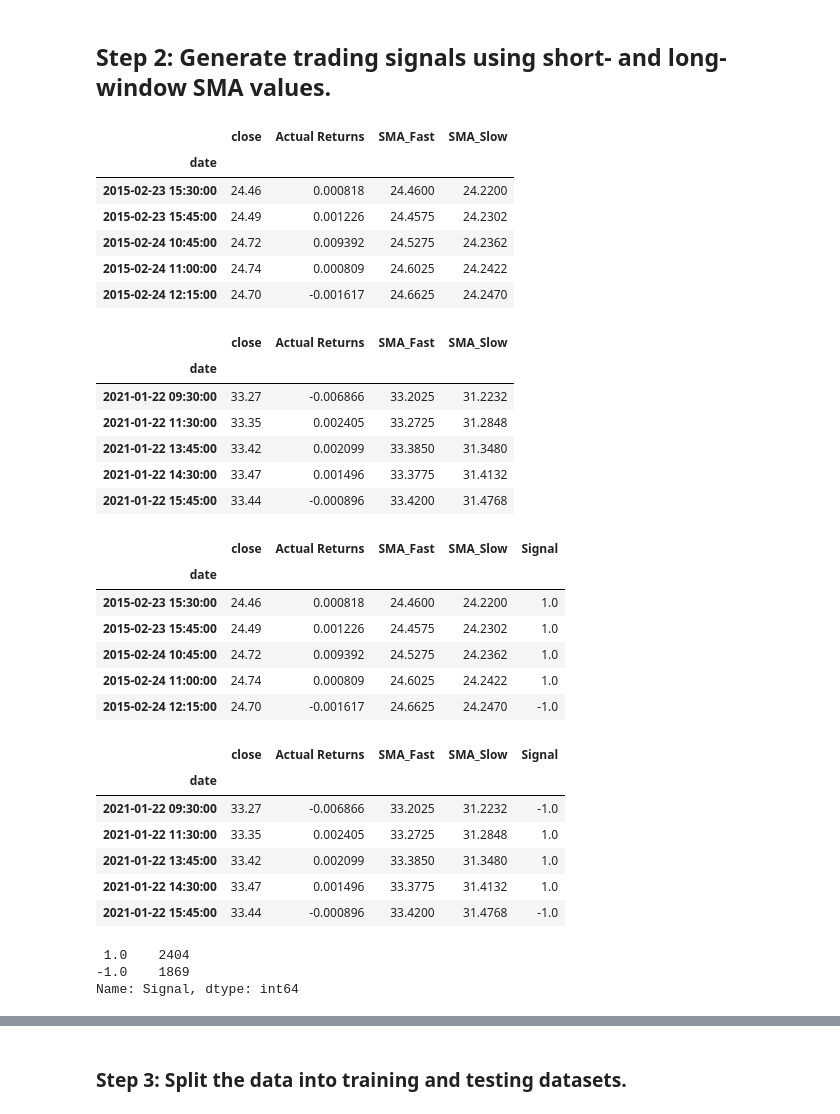
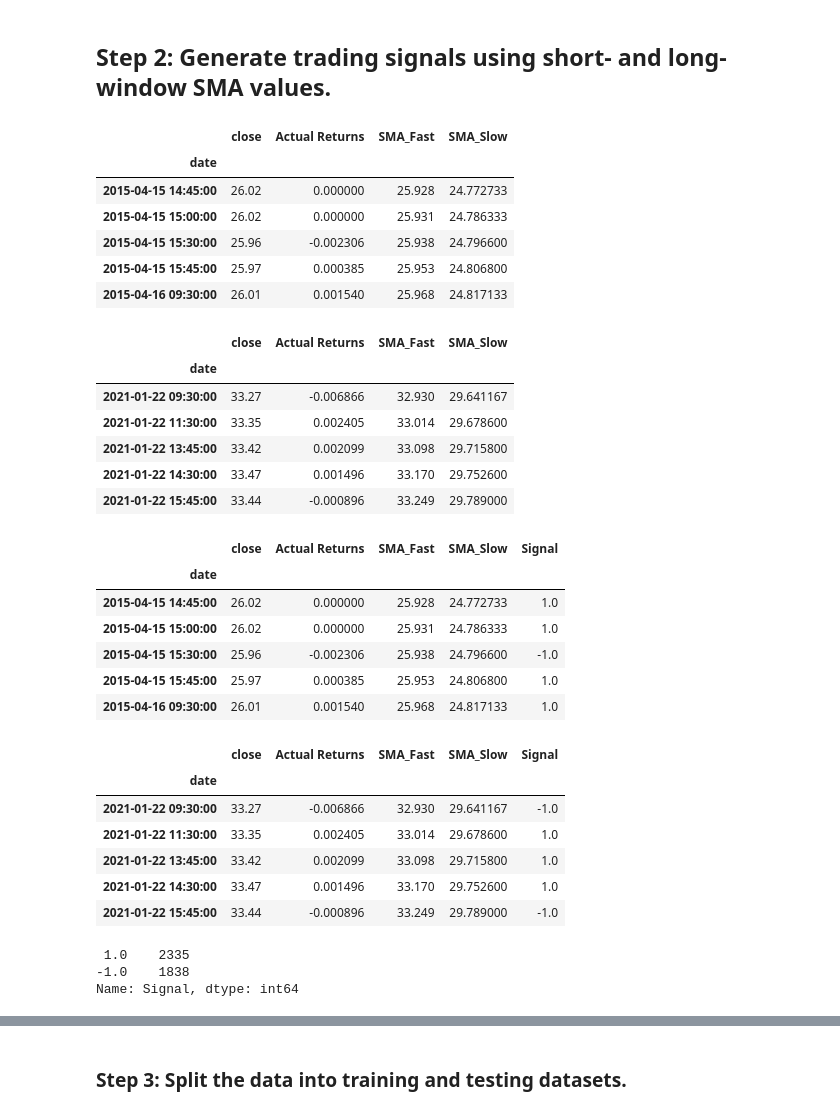
Before and after one commit to 12jasteiner/Module_14_Algo_Bot, a Jupyter notebook: machine_learning_trading_bot-checkpoint.ipynb, the cells around one changed output, grey strips where cells are left out. Saved outputs shown, nothing was run; the diff lists cells and outputs as text; code cells hidden in the pictures.

```diff
--- a/machine_learning_trading_bot-checkpoint.ipynb
+++ b/machine_learning_trading_bot-checkpoint.ipynb
@@ -136,33 +136,33 @@ display(signals_df.tail())
 ## Step 2: Generate trading signals using short- and long-window SMA values.
 # %%
 # Set the short window and long window
-short_window = 4
-long_window = 50
+short_window = 10
+long_window = 150
 
 # Generate the fast and slow simple moving averages (4 and 100 days, respectively)
 signals_df['SMA_Fast'] = signals_df['close'].rolling(window=short_window).mean()
 signals_df['SMA_Slow'] = signals_df['close'].rolling(window=long_window).mean()
 
 signals_df = signals_df.dropna()
 
 # Review the DataFrame
 display(signals_df.head())
 display(signals_df.tail())
 # %% [output]
 |  | close | Actual Returns | SMA_Fast | SMA_Slow |
 | date |  |  |  |  |
-| 2015-02-23 15:30:00 | 24.46 | 0.000818 | 24.4600 | 24.2200 |
-| 2015-02-23 15:45:00 | 24.49 | 0.001226 | 24.4575 | 24.2302 |
-| 2015-02-24 10:45:00 | 24.72 | 0.009392 | 24.5275 | 24.2362 |
-| 2015-02-24 11:00:00 | 24.74 | 0.000809 | 24.6025 | 24.2422 |
-| 2015-02-24 12:15:00 | 24.70 | -0.001617 | 24.6625 | 24.2470 |
+| 2015-04-15 14:45:00 | 26.02 | 0.000000 | 25.928 | 24.772733 |
+| 2015-04-15 15:00:00 | 26.02 | 0.000000 | 25.931 | 24.786333 |
+| 2015-04-15 15:30:00 | 25.96 | -0.002306 | 25.938 | 24.796600 |
+| 2015-04-15 15:45:00 | 25.97 | 0.000385 | 25.953 | 24.806800 |
+| 2015-04-16 09:30:00 | 26.01 | 0.001540 | 25.968 | 24.817133 |
 |  | close | Actual Returns | SMA_Fast | SMA_Slow |
 | date |  |  |  |  |
-| 2021-01-22 09:30:00 | 33.27 | -0.006866 | 33.2025 | 31.2232 |
-| 2021-01-22 11:30:00 | 33.35 | 0.002405 | 33.2725 | 31.2848 |
-| 2021-01-22 13:45:00 | 33.42 | 0.002099 | 33.3850 | 31.3480 |
-| 2021-01-22 14:30:00 | 33.47 | 0.001496 | 33.3775 | 31.4132 |
-| 2021-01-22 15:45:00 | 33.44 | -0.000896 | 33.4200 | 31.4768 |
+| 2021-01-22 09:30:00 | 33.27 | -0.006866 | 32.930 | 29.641167 |
+| 2021-01-22 11:30:00 | 33.35 | 0.002405 | 33.014 | 29.678600 |
+| 2021-01-22 13:45:00 | 33.42 | 0.002099 | 33.098 | 29.715800 |
+| 2021-01-22 14:30:00 | 33.47 | 0.001496 | 33.170 | 29.752600 |
+| 2021-01-22 15:45:00 | 33.44 | -0.000896 | 33.249 | 29.789000 |
 # %%
 # Initialize the new Signal column
 signals_df['Signal'] = 0.0
@@ -179,23 +179,23 @@ display(signals_df.tail())
 # %% [output]
 |  | close | Actual Returns | SMA_Fast | SMA_Slow | Signal |
 | date |  |  |  |  |  |
-| 2015-02-23 15:30:00 | 24.46 | 0.000818 | 24.4600 | 24.2200 | 1.0 |
-| 2015-02-23 15:45:00 | 24.49 | 0.001226 | 24.4575 | 24.2302 | 1.0 |
-| 2015-02-24 10:45:00 | 24.72 | 0.009392 | 24.5275 | 24.2362 | 1.0 |
-| 2015-02-24 11:00:00 | 24.74 | 0.000809 | 24.6025 | 24.2422 | 1.0 |
-| 2015-02-24 12:15:00 | 24.70 | -0.001617 | 24.6625 | 24.2470 | -1.0 |
+| 2015-04-15 14:45:00 | 26.02 | 0.000000 | 25.928 | 24.772733 | 1.0 |
+| 2015-04-15 15:00:00 | 26.02 | 0.000000 | 25.931 | 24.786333 | 1.0 |
+| 2015-04-15 15:30:00 | 25.96 | -0.002306 | 25.938 | 24.796600 | -1.0 |
+| 2015-04-15 15:45:00 | 25.97 | 0.000385 | 25.953 | 24.806800 | 1.0 |
+| 2015-04-16 09:30:00 | 26.01 | 0.001540 | 25.968 | 24.817133 | 1.0 |
 |  | close | Actual Returns | SMA_Fast | SMA_Slow | Signal |
 | date |  |  |  |  |  |
-| 2021-01-22 09:30:00 | 33.27 | -0.006866 | 33.2025 | 31.2232 | -1.0 |
-| 2021-01-22 11:30:00 | 33.35 | 0.002405 | 33.2725 | 31.2848 | 1.0 |
-| 2021-01-22 13:45:00 | 33.42 | 0.002099 | 33.3850 | 31.3480 | 1.0 |
-| 2021-01-22 14:30:00 | 33.47 | 0.001496 | 33.3775 | 31.4132 | 1.0 |
-| 2021-01-22 15:45:00 | 33.44 | -0.000896 | 33.4200 | 31.4768 | -1.0 |
+| 2021-01-22 09:30:00 | 33.27 | -0.006866 | 32.930 | 29.641167 | -1.0 |
+| 2021-01-22 11:30:00 | 33.35 | 0.002405 | 33.014 | 29.678600 | 1.0 |
+| 2021-01-22 13:45:00 | 33.42 | 0.002099 | 33.098 | 29.715800 | 1.0 |
+| 2021-01-22 14:30:00 | 33.47 | 0.001496 | 33.170 | 29.752600 | 1.0 |
+| 2021-01-22 15:45:00 | 33.44 | -0.000896 | 33.249 | 29.789000 | -1.0 |
 # %%
 signals_df['Signal'].value_counts()
 # %% [output]
- 1.0    2404
--1.0    1869
+ 1.0    2335
+-1.0    1838
 Name: Signal, dtype: int64
 # %%
 # Calculate the strategy returns and add them to the signals_df DataFrame
```
Also changed, not shown: parts of 11 cells of this notebook, 2 other files.
